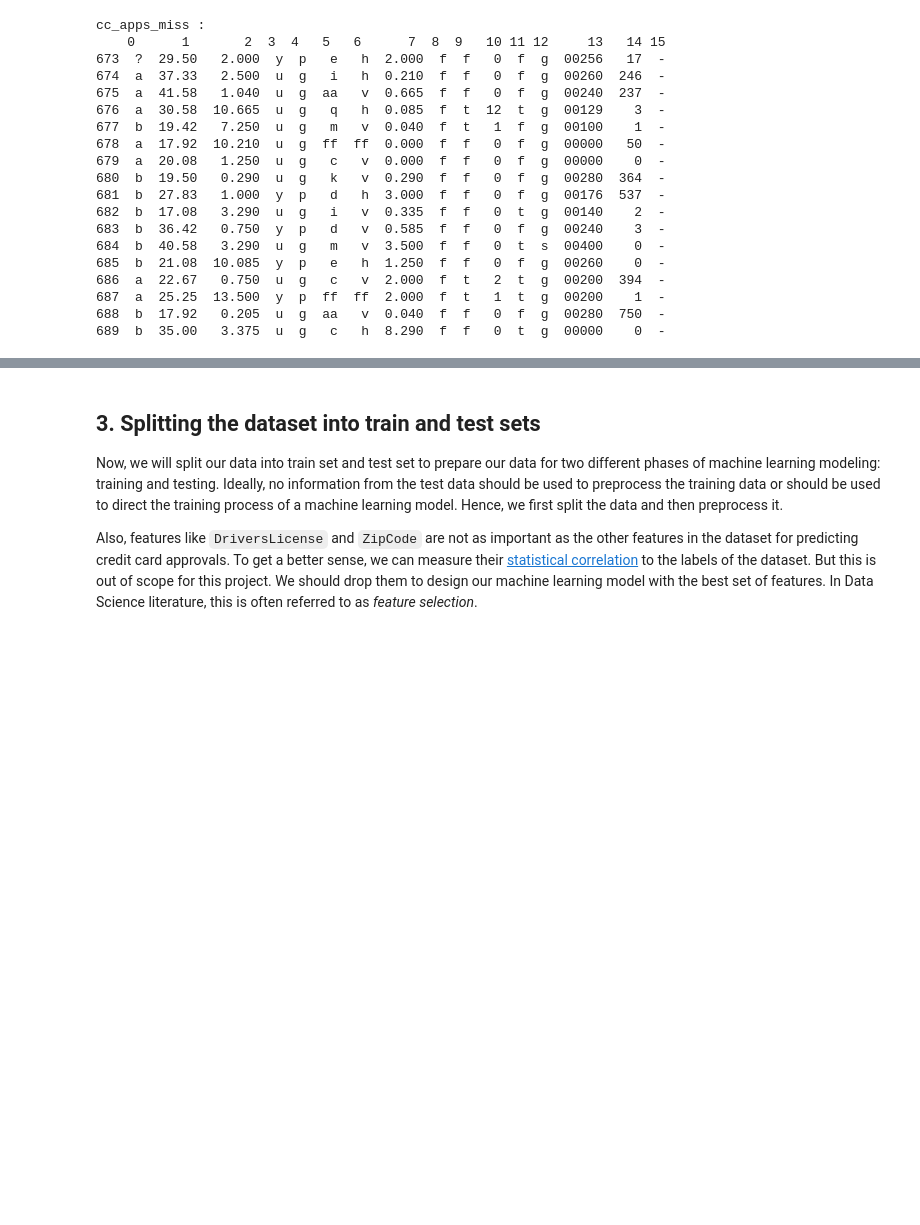
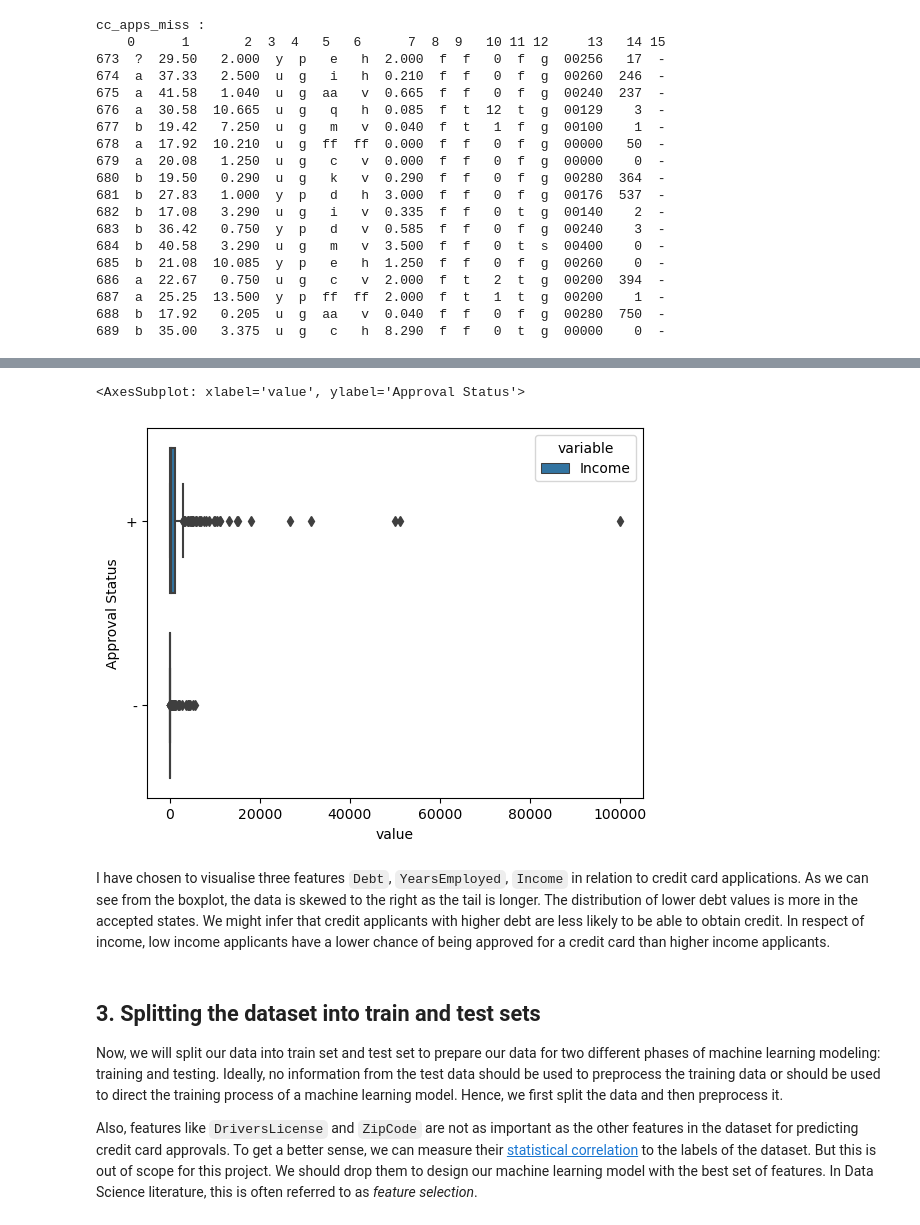
Before and after one commit to huang-pixel/CreditCardApproval, a Jupyter notebook: credit_card_approval.ipynb, the cells around one changed output, grey strips where cells are left out. Drawn from its saved outputs; the diff is of its cells as text; code cells hidden in the pictures; blank space fills up the shorter version.

```diff
--- a/credit_card_approval.ipynb
+++ b/credit_card_approval.ipynb
@@ -93,0 +158,10 @@ cc_apps_miss :
+# %%
+# Draw a boxplot to visualize the correlation of the feature Income with admissible states
+# Import seaborn
+import seaborn as sns
+
+to_plot_income = pd.melt(cc_apps, id_vars=[15], value_vars=[14])
+to_plot_income["variable"] = to_plot_income["variable"].apply(lambda x: "Income" if x == 14 else None)
+
+to_plot_income.rename(columns={15:'Approval Status'}, inplace=True)
+to_plot_income.head()
@@ -94,3 +175,10 @@ cc_apps_miss :
+# %%
+sns.boxplot(data=to_plot_income, x="value", y="Approval Status", hue="variable")
+# %% [output]
+<AxesSubplot: xlabel='value', ylabel='Approval Status'>
+[figure, added]
+# %% [markdown]
+I have chosen to visualise three features `Debt`, `YearsEmployed`, `Income` in relation to credit card applications. As we can see from the boxplot, the data is skewed to the right as the tail is longer. The distribution of lower debt values is more in the accepted states. We might infer that credit applicants with higher debt are less likely to be able to obtain credit. In respect of income, low income applicants have a lower chance of being approved for a credit card than higher income applicants.
 # %% [markdown]
 ## 3. Splitting the dataset into train and test sets
 <p>Now, we will split our data into train set and test set to prepare our data for two different phases of machine learning modeling: training and testing. Ideally, no information from the test data should be used to preprocess the training data or should be used to direct the training process of a machine learning model. Hence, we first split the data and then preprocess it.</p>
```
Also changed, not shown: parts of 7 cells of this notebook.
